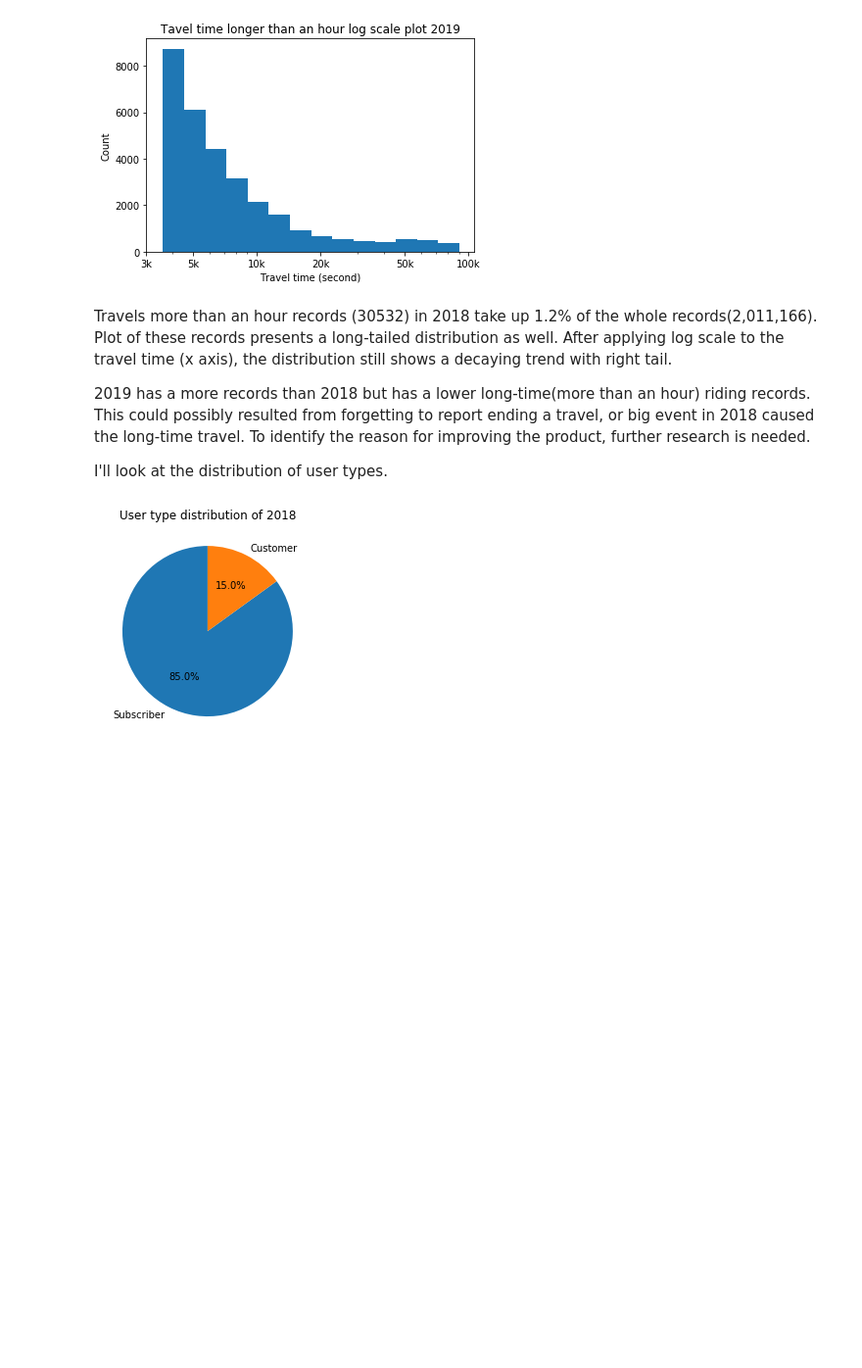
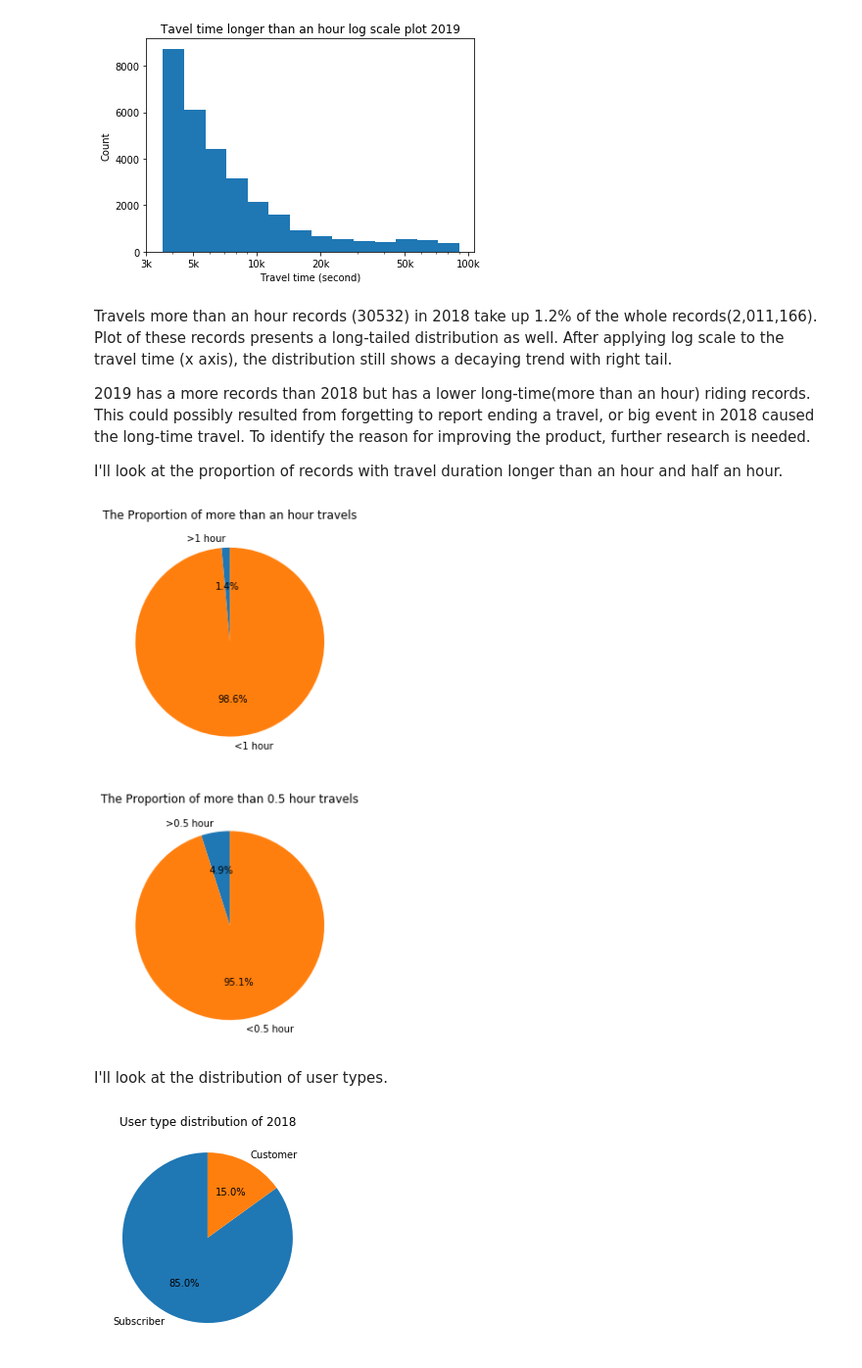
Before and after one commit to Hiiiua/Udacity_DA, a Jupyter notebook: Project Template/exploration_fordgobike.ipynb, the cells around one changed output. Shown at 98% size. Drawn from its saved outputs; the diff is of its cells as text; code cells hidden in the pictures; blank space fills up the shorter version.

```diff
--- a/Project Template/exploration_fordgobike.ipynb
+++ b/Project Template/exploration_fordgobike.ipynb
@@ -276,7 +276,43 @@ Travels more than an hour records (30532) in 2018 take up 1.2% of the whole reco
 
 2019 has a more records than 2018 but has a lower long-time(more than an hour) riding records. This could possibly resulted from forgetting to report ending a travel, or big event in 2018 caused the long-time travel. To identify the reason for improving the product, further research is needed.
 
-I'll look at the distribution of user types.
+I'll look at the proportion of records with travel duration longer than an hour and half an hour.
+# %%
+out_18_1 = fordgobike_18[fordgobike_18['duration_sec']>3600].shape[0]
+out_19_1 = fordgobike_19[fordgobike_19['duration_sec']>3600].shape[0]
+
+out_18_05 = fordgobike_18[fordgobike_18['duration_sec']>1800].shape[0]
+out_19_05 = fordgobike_19[fordgobike_19['duration_sec']>1800].shape[0]
+
+all_18 = fordgobike_18.shape[0]
+all_19 = fordgobike_19.shape[0]
+
+out_1 = out_18_1+ out_19_1
+short_ = all_18 + all_19 - out_1
+
+out_05 = out_18_05 + out_19_05
+short_05 = all_18 + all_19 - out_05
+
+fig = plt.figure(figsize=(5,10))
+plt.subplot(2,1,1)
+plt.pie([out_1, short_]
+       , labels=['>1 hour', '<1 hour']
+       , startangle=90
+       , autopct='%1.1f%%'
+       );
+plt.title('The Proportion of more than an hour travels');
+
+plt.subplot(2,1,2)
+plt.pie([out_05, short_05]
+       , labels=['>0.5 hour', '<0.5 hour']
+       , startangle=90
+       , autopct='%1.1f%%'
+       );
+plt.title('The Proportion of more than 0.5 hour travels');
+# %% [output]
+[figure, added]
+# %% [markdown]
+I'll look at the distribution of user types.
 # %%
 plt.pie(fordgobike_18['user_type'].value_counts()
        , labels=fordgobike_18['user_type'].value_counts().index
```
Also changed, not shown: 1 other file.
